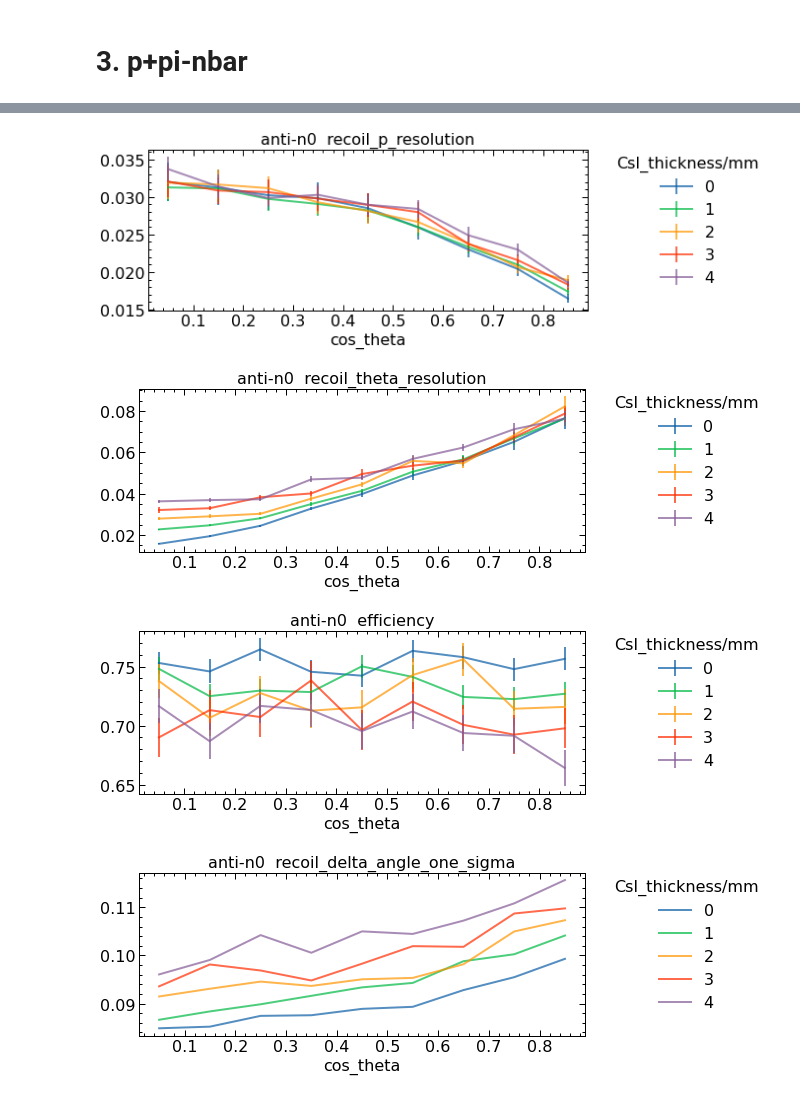
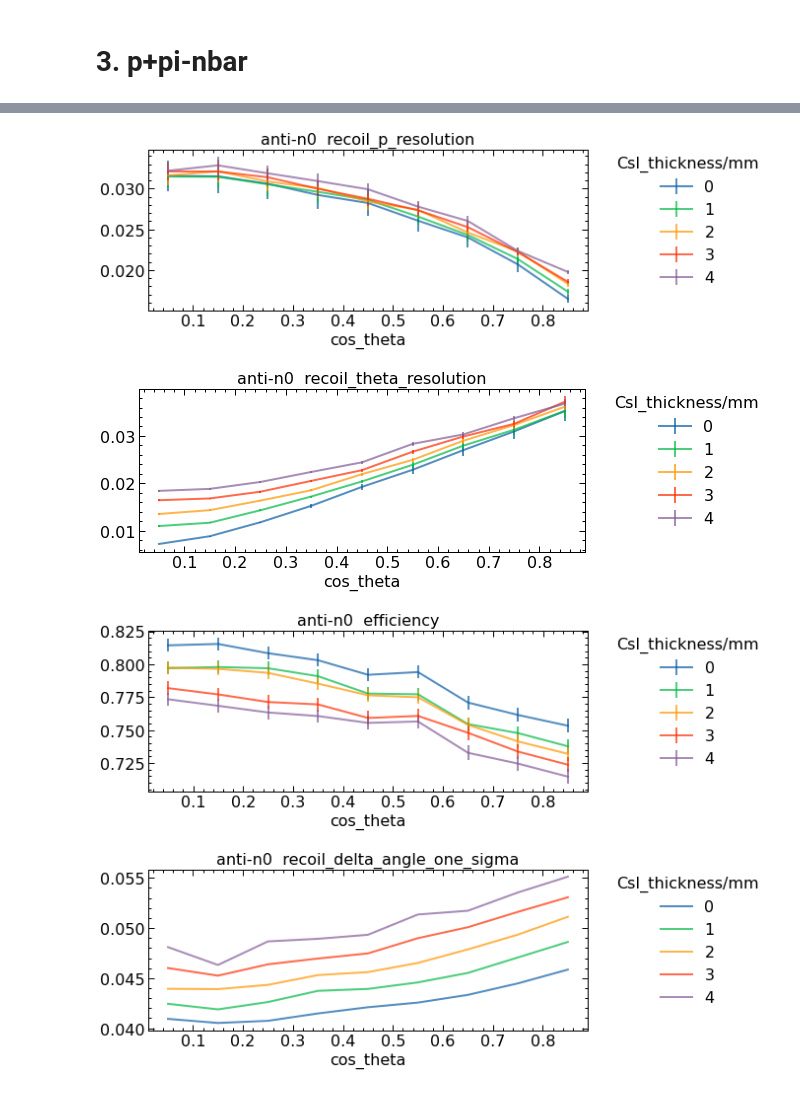
Before and after one commit to yuansicheng/bes3_add_layer, a Jupyter notebook: code/analyse/plot.ipynb, the cells around one changed output, grey strips where cells are left out. Saved outputs shown, nothing was run; the diff lists cells and outputs as text; code cells hidden in the pictures.

```diff
--- a/code/analyse/plot.ipynb
+++ b/code/analyse/plot.ipynb
@@ -365,6 +380,6 @@ titles = ['recoil_p_resolution', 'recoil_theta_resolution', 'efficiency', 'recoi
 # %%
 # 动量依赖
-ppinbar_csi_data_fixed_theta = ppinbar_csi_data[ppinbar_csi_data.cos_theta==0.55]
+ppinbar_csi_data_fixed_theta = ppinbar_csi_data[ppinbar_csi_data.cos_theta==0.35]
 
 for key,title in zip(keys, titles) :
     # print(particle, key)
@@ -391,29 +406,29 @@ for key,title in zip(keys, titles) :
 # %%
 # theta依赖
-ppinbar_csi_data_fixed_p = ppinbar_csi_data[ppinbar_csi_data.p==0.35]
+ppinbar_csi_data_fixed_p = ppinbar_csi_data[ppinbar_csi_data.p==0.75]
 
 for key,title in zip(keys, titles):
     # print(particle, key)
     key_err = key + '_err'
     tmp = pd.DataFrame(index=np.sort(ppinbar_csi_data_fixed_p.cos_theta.unique()))
     tmp_err = tmp.copy()
     tmp.index.name = 'cos_theta'
     for thickness in np.sort(ppinbar_csi_data_fixed_p.thickness.unique()):
         tmp_thickness = ppinbar_csi_data_fixed_p[
             (ppinbar_csi_data_fixed_p.thickness==thickness)
         ].set_index('cos_theta').reindex(tmp.index)
         tmp[thickness] = tmp_thickness[key]
         if key_err in ppinbar_csi_data_fixed_p.columns:
             tmp_err[thickness] = tmp_thickness[key_err]
 
     tmp.plot(alpha=0.7, style='o-', title='{}  {}'.format('anti-n0', title), figsize=(8,3), yerr=tmp_err)
     plt.legend(loc=2, bbox_to_anchor=(1.05,1.0),borderaxespad = 0., title='CsI_thickness/mm')
     plt.show()
 # %% [output]
-[figure, old version]
+[figure, new version]
-[figure, old version]
+[figure, new version]
-[figure, old version]
+[figure, new version]
-[figure, old version]
+[figure, new version]
 # %%
 ppinbar_csi_data
 # %% [output]
```
Also changed, not shown: parts of 8 cells of this notebook, 5 other files.
